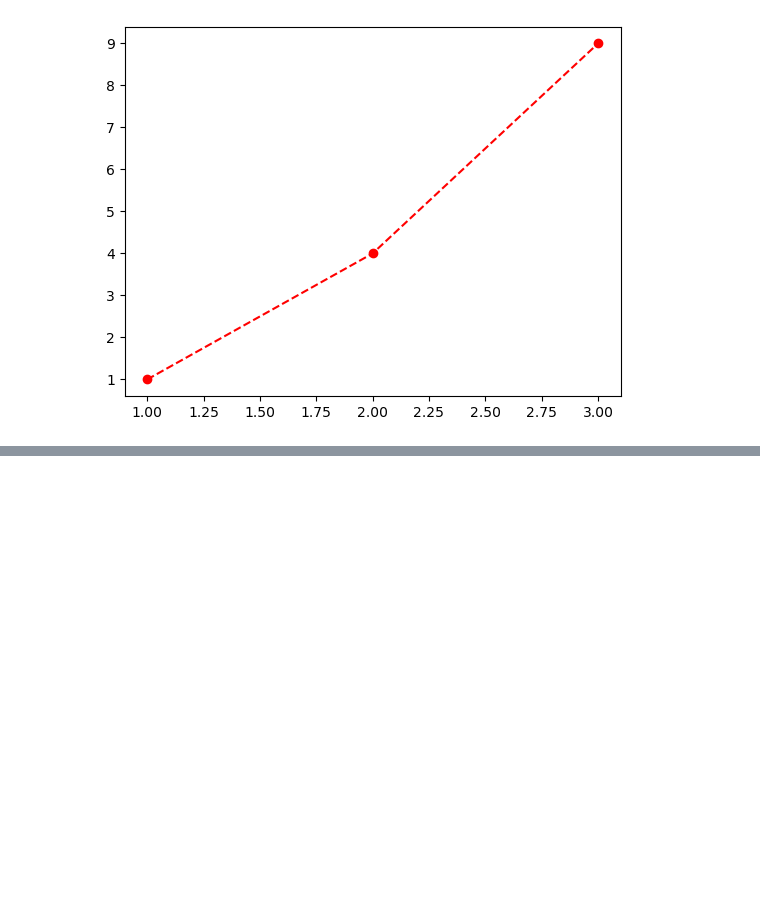
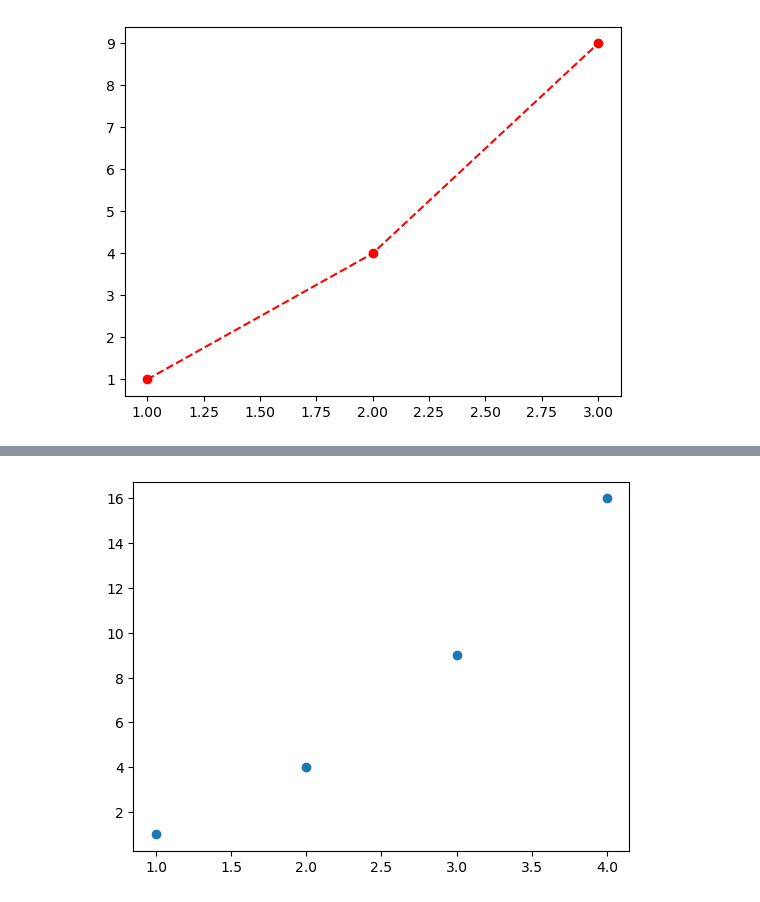
Before and after one commit to duxai-project/ai-engineering-playbook, a Jupyter notebook: python/code/03_matplotlib/matplotlib.ipynb, the cells around one changed output, grey strips where cells are left out. Cells and saved outputs as stored; diff of their text form; code cells hidden in the pictures; blank space fills up the shorter version.

```diff
--- a/python/code/03_matplotlib/matplotlib.ipynb
+++ b/python/code/03_matplotlib/matplotlib.ipynb
@@ -30,0 +48,6 @@ plt.show()
+# %%
+plt.scatter([1, 2, 3, 4], [1, 4, 9, 16])
+plt.savefig("../../img/03_matplotlib/07.png", dpi=300, bbox_inches="tight")
+plt.show()
+# %% [output]
+[figure, added]
```
Also changed, not shown: parts of 3 cells of this notebook, 8 other files.
